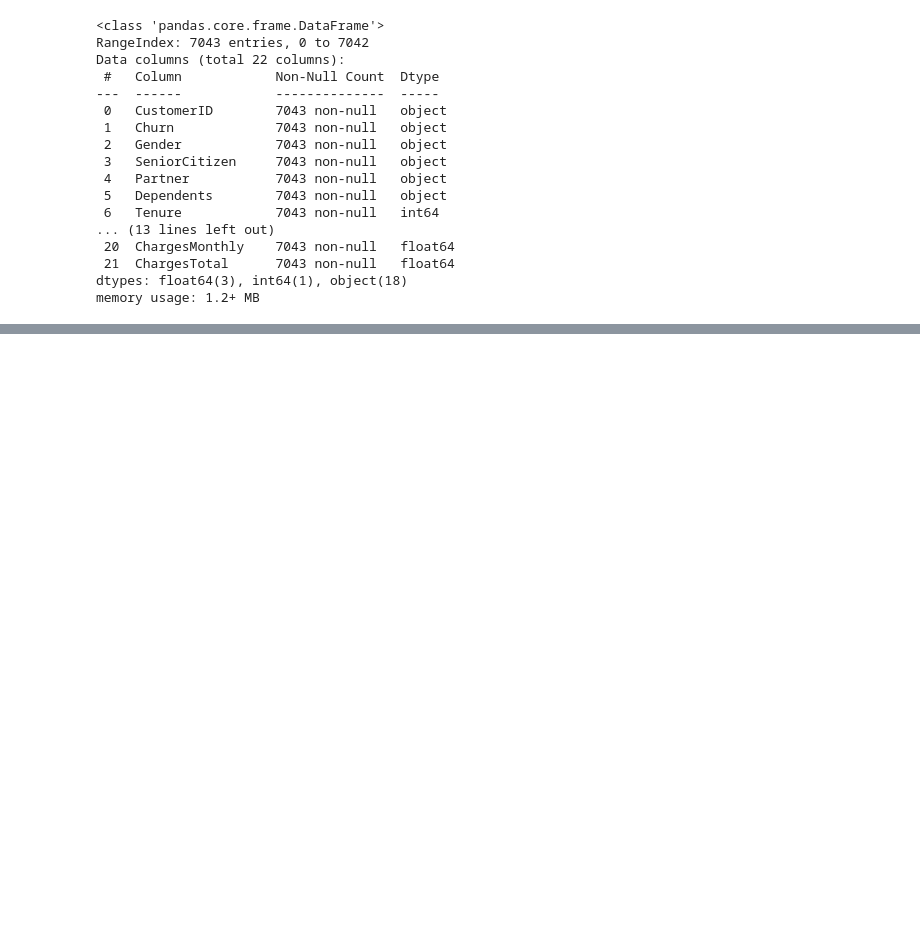
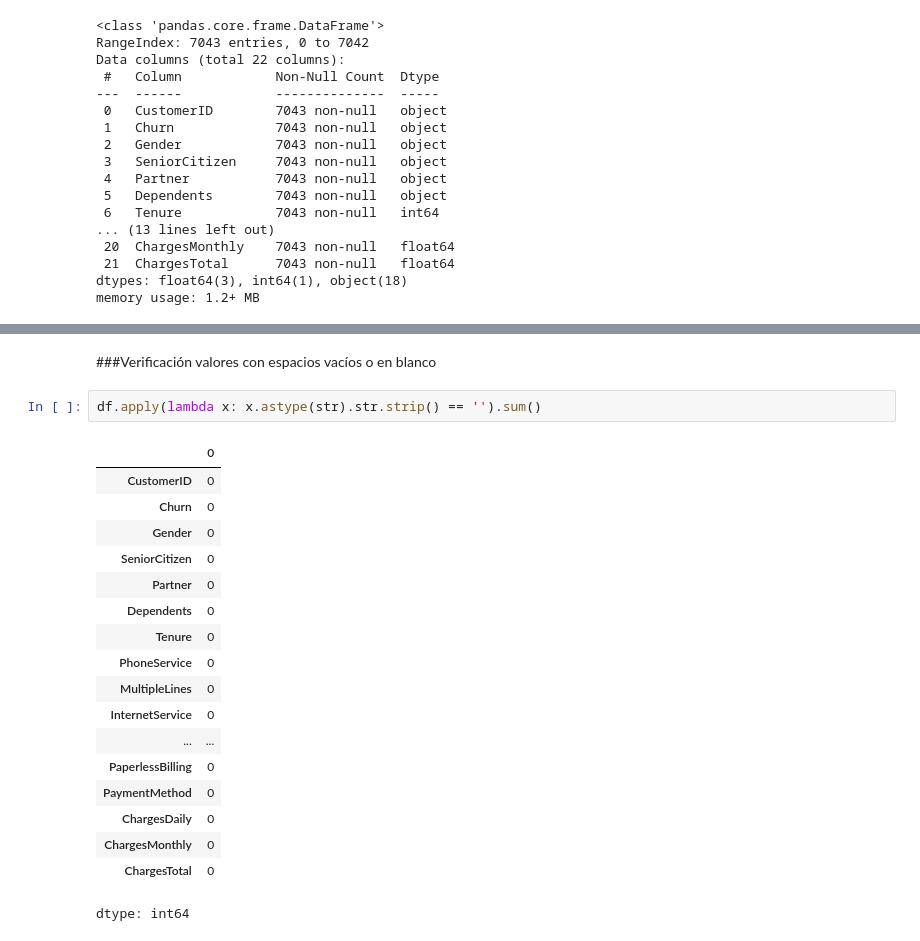
Before and after one commit to Solsmi/challenge_telecomx_latam2, a Jupyter notebook: Challenge2_TelecomX_LATAM_.ipynb, the cells around one changed output, grey strips where cells are left out. Drawn from its saved outputs; the diff is of its cells as text; blank space fills up the shorter version.

```diff
--- a/Challenge2_TelecomX_LATAM_.ipynb
+++ b/Challenge2_TelecomX_LATAM_.ipynb
@@ -41,0 +65,23 @@ memory usage: 1.2+ MB
+# %% [markdown]
+###Verificación valores con espacios vacíos o en blanco
+# %%
+df.apply(lambda x: x.astype(str).str.strip() == '').sum()
+# %% [output]
+|  | 0 |
+| CustomerID | 0 |
+| Churn | 0 |
+| Gender | 0 |
+| SeniorCitizen | 0 |
+| Partner | 0 |
+| Dependents | 0 |
+| Tenure | 0 |
+| PhoneService | 0 |
+| MultipleLines | 0 |
+| InternetService | 0 |
+| ... | ... |
+| PaperlessBilling | 0 |
+| PaymentMethod | 0 |
+| ChargesDaily | 0 |
+| ChargesMonthly | 0 |
+| ChargesTotal | 0 |
+dtype: int64
```
Also changed, not shown: parts of 6 cells of this notebook.
